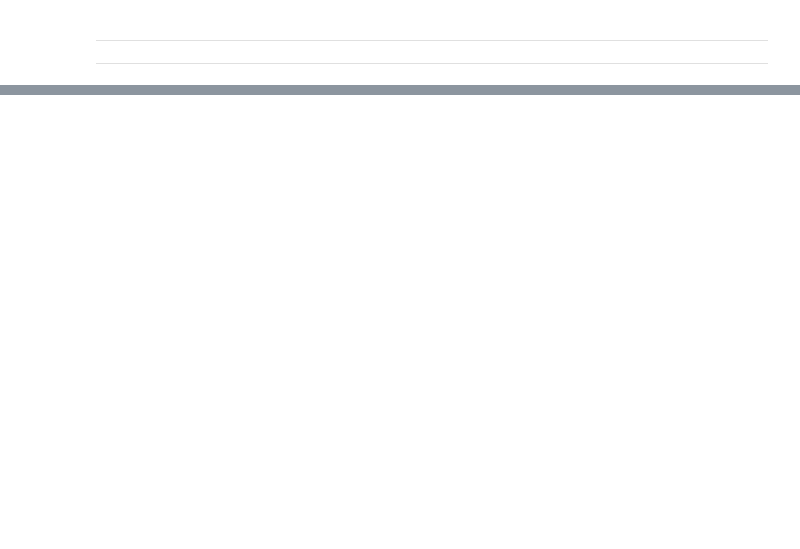
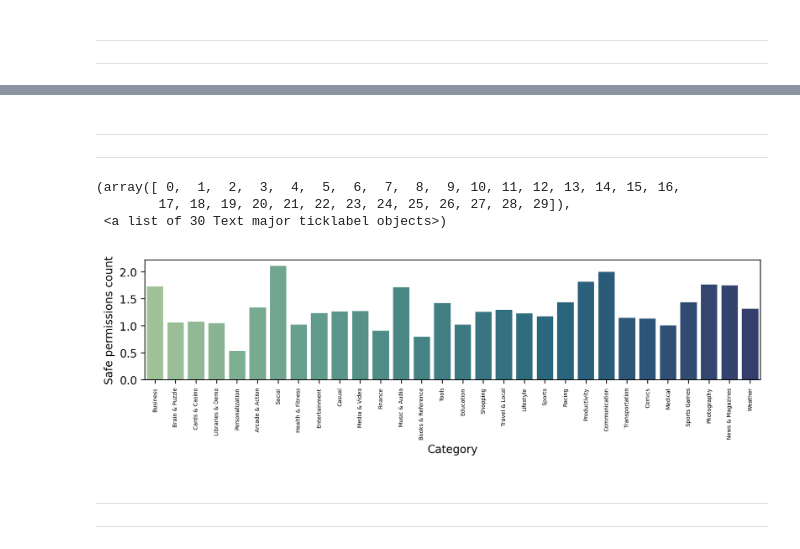
Before and after one commit to kunalNbadgujar/ANDROID-AUTHENTICITY-PREDICTION, a Jupyter notebook: team_ANDROID_AUTHENTICITY_PREDICTION.ipynb, the cells around one changed output, grey strips where cells are left out. Saved outputs shown, nothing was run; the diff lists cells and outputs as text; code cells hidden in the pictures; blank space fills up the shorter version.

```diff
--- a/team_ANDROID_AUTHENTICITY_PREDICTION.ipynb
+++ b/team_ANDROID_AUTHENTICITY_PREDICTION.ipynb
@@ -834,2 +833,23 @@ plt.xticks(rotation=90,fontsize=5)
 # %%
 #  From the above plot we can conclude that the app which has the lower rating that is (Medical) has the highest price, and the app with the highly rated(Weather) as the lowest price.
+# %% [markdown]
+
+
+---
+
+
+
+---
+# %%
+
+
+
+
+plt.figure(figsize=(10,2),dpi=200,)
+sns.barplot(x='Category',y='Safe permissions count',data=df,ci=None,palette='crest')
+plt.xticks(rotation=90,fontsize=5)
+# %% [output]
+(array([ 0,  1,  2,  3,  4,  5,  6,  7,  8,  9, 10, 11, 12, 13, 14, 15, 16,
+        17, 18, 19, 20, 21, 22, 23, 24, 25, 26, 27, 28, 29]),
+ <a list of 30 Text major ticklabel objects>)
+[figure, added]
@@ -835,0 +859,8 @@ plt.xticks(rotation=90,fontsize=5)
+# %% [markdown]
+
+
+---
+
+
+
+---
```
Also changed, not shown: parts of 24 cells of this notebook.
